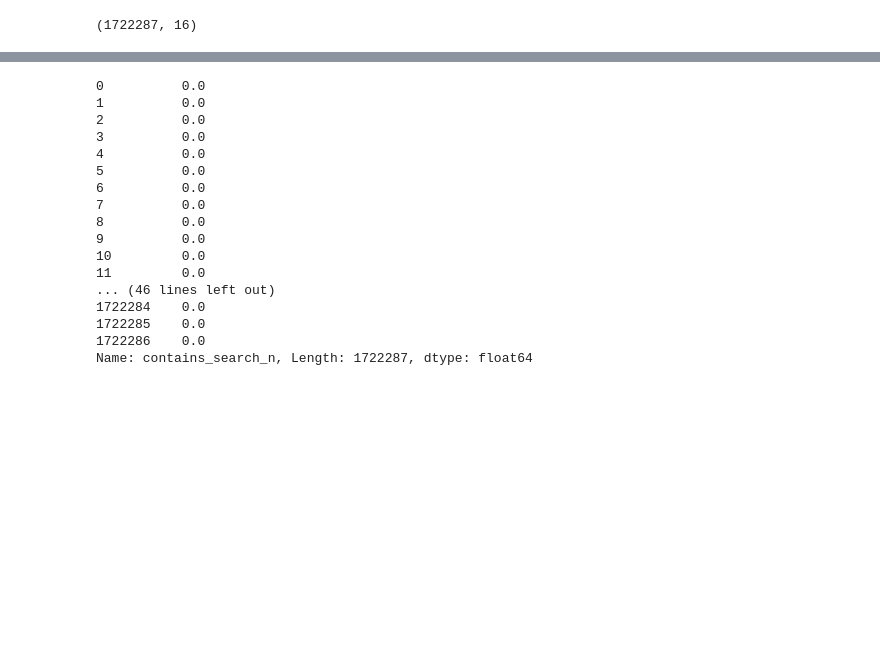
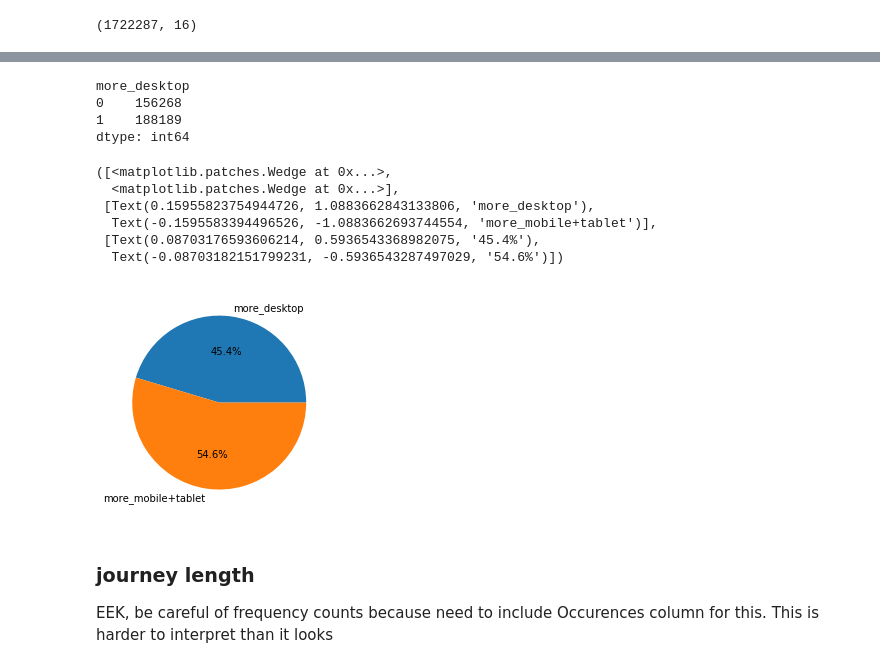
Before and after one commit to alphagov/govuk-network-data, a Jupyter notebook: notebooks/journey_EDA.ipynb, the cells around one changed output, grey strips where cells are left out. Cells and saved outputs as stored; diff of their text form; code cells hidden in the pictures; blank space fills up the shorter version.

Commit message:
Look for categories in EDA

```diff
--- a/notebooks/journey_EDA.ipynb
+++ b/notebooks/journey_EDA.ipynb
@@ -72,0 +74,2 @@ journeys['count_search'] = list(map(count_search, journeys['Page_List']))
+# %%
+journeys['contains_search_regex'] = np.where((journeys.PageSequence.str.contains("/search?")) | (journeys.PageSequence.str.contains("/search/")), 1, 0)
@@ -73,21 +78,7 @@ journeys['count_search'] = list(map(count_search, journeys['Page_List']))
 # %%
-journeys['contains_search_n'] = journeys['contains_search']*journeys['Page_Seq_Occurrences']
-journeys['contains_search_n']
+journeys['contains_search_n'] = journeys['contains_search_regex']*journeys['Page_Seq_Occurrences']
-# %% [output]
-0          0.0
-1          0.0
-2          0.0
-3          0.0
-4          0.0
-5          0.0
-6          0.0
-7          0.0
-8          0.0
-9          0.0
-10         0.0
-11         0.0
-... (46 lines left out)
-1722284    0.0
-1722285    0.0
-1722286    0.0
-Name: contains_search_n, Length: 1722287, dtype: float64
+# %%
+def get_end_page(Page_List):
+    return pd.eval(Page_List)[-1]
+
+journeys['final_page'] = journeys['Page_List'].map(get_end_page)
@@ -93,0 +109,21 @@ Name: contains_search_n, Length: 1722287, dtype: float64
+# %%
+journeys['more_desktop'] = np.where(journeys['desktop'] > (journeys['mobile']+journeys['other_device']), 1, 0)
+# %%
+print(journeys.groupby('more_desktop').size())
+plt.pie(journeys.groupby('more_desktop').size(), labels=['more_desktop', 'more_mobile+tablet'], autopct='%1.1f%%')
+# %% [output]
+more_desktop
+0    156268
+1    188189
+dtype: int64
+([<matplotlib.patches.Wedge at 0x...>,
+  <matplotlib.patches.Wedge at 0x...>],
+ [Text(0.15955823754944726, 1.0883662843133806, 'more_desktop'),
+  Text(-0.1595583394496526, -1.0883662693744554, 'more_mobile+tablet')],
+ [Text(0.08703176593606214, 0.5936543368982075, '45.4%'),
+  Text(-0.08703182151799231, -0.5936543287497029, '54.6%')])
+[figure, added]
+# %% [markdown]
+### journey length
+
+EEK, be careful of frequency counts because need to include Occurences column for this. This is harder to interpret than it looks
```
Also changed, not shown: parts of 84 cells of this notebook.
